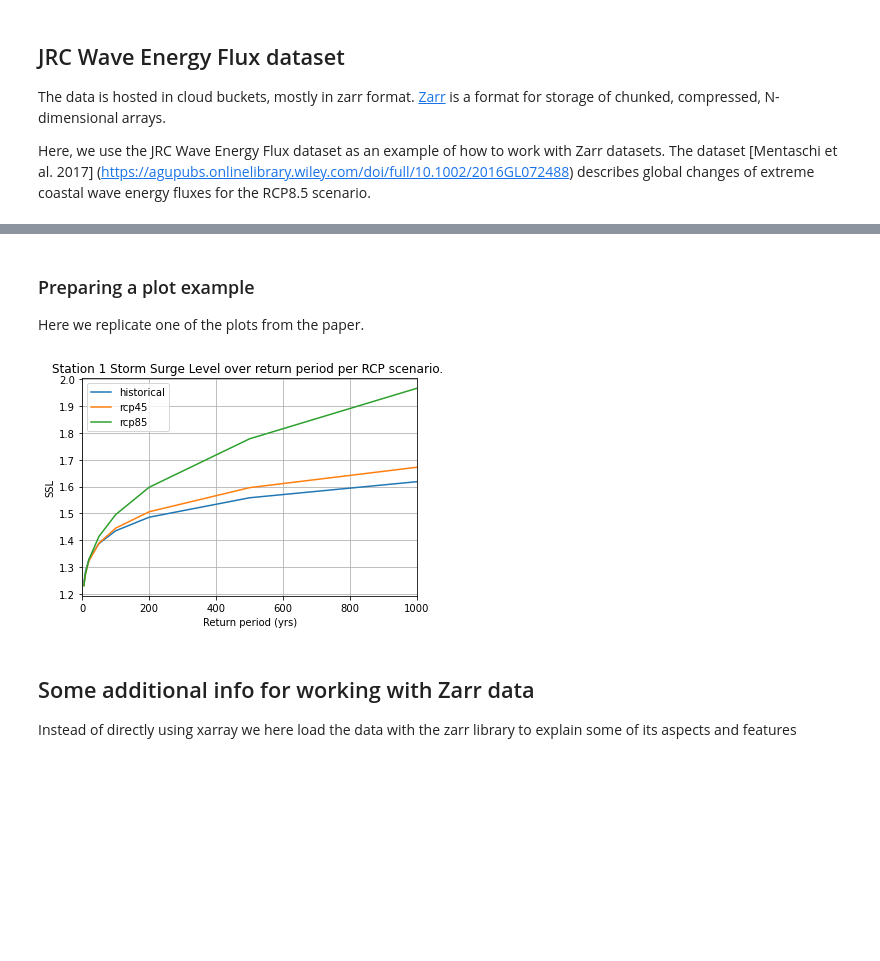
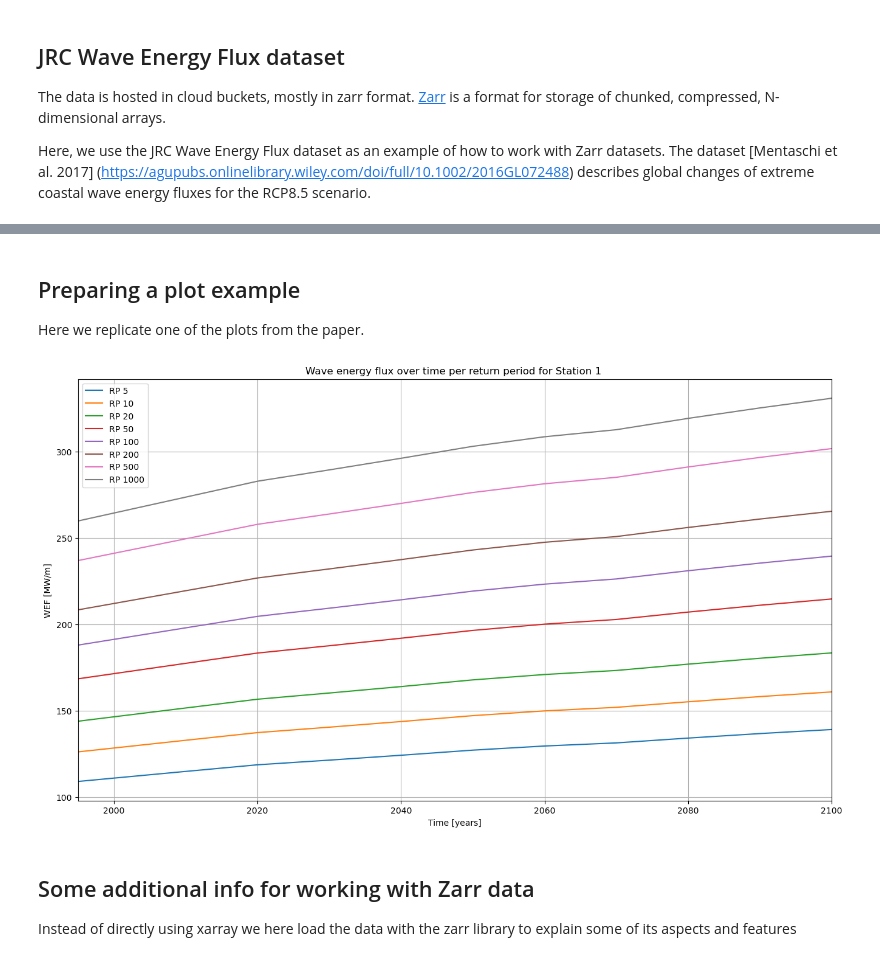
Before and after one commit to openearth/coclico-workbench, a Jupyter notebook: notebooks/wave_energy_flux.ipynb, the cells around one changed output, grey strips where cells are left out. Cells and saved outputs as stored; diff of their text form; code cells hidden in the pictures; blank space fills up the shorter version.

Commit message:
Revise workbench examples

```diff
--- a/notebooks/wave_energy_flux.ipynb
+++ b/notebooks/wave_energy_flux.ipynb
@@ -53,5 +56,6 @@ import matplotlib.pyplot as plt
 # %%
 # Printing the dataset object shows the storm surge level consists of three dimensions.
 # Every storm surge level is associated with a certain station, scenario and revisting period.
+ds = xr.open_zarr("gs://dgds-data-public/coclico/global_wave_energy_flux.zarr")
 ds
 # %% [output]
@@ -132,40 +126,37 @@ version :
 # %% [markdown]
-### Preparing a plot example
+## Preparing a plot example
 
 Here we replicate one of the plots from the paper.
 # %%
-# return period (x-axis) will be same for all scenario's
-return_period = ds["RP"].values
+# time (x-axis) will be same for all scenario's
+time = ds["time"].values
 # %%
 # function to extract ssl values at certain station for certain scenario
-f_ssl_values = (
-    lambda station, scenario: ds.isel(stations=station)
-    .sel(scenario=scenario)["ssl"]
+f_wef_values = (
+    lambda station, rp: ds.isel(stations=station)
+    .sel(rp=rp)["wef"]
     .values
 )
 # %%
-# Here the function defined in the previous cell is used to extract storm surge
-# levels for station x. Matplotlib is used to generate a figure and axes object.
+# Here the function defined in the previous cell is used to extract wave energy
+# fluxes for station x. Matplotlib is used to generate a figure and axes object.
 # The matplotlib axes object (ax) contains a method to add data to the axis. This
-# method is used to add the data for all three different scenarios, hence, the
-# f_ssl_values function is used three times.
+# method is used to add the data for all eight different return periods, hence,
+# the f_wef_values function is used eight times in the loop
 
 station = 1 # select station
 
-fig, ax = plt.subplots()
-ax.plot(
-    return_period, f_ssl_values(station=station, scenario="historical"), label="historical"
-)
-ax.plot(return_period, f_ssl_values(station=station, scenario="rcp45"), label="rcp45")
-ax.plot(return_period, f_ssl_values(station=station, scenario="rcp85"), label="rcp85")
-ax.set_xlabel("Return period (yrs)")
-ax.set_ylabel("SSL")
-ax.set_title("Station %s Storm Surge Level over return period per RCP scenario. "%station)
+fig, ax = plt.subplots(figsize=(16,9))
+for i in ds["rp"]:
+    ax.plot(time, f_wef_values(station=station, rp=i)/1000, label="RP %s"%int(i.values))
+ax.set_xlabel("Time [years]")
+ax.set_ylabel("WEF [MW/m]")
+ax.set_title("Wave energy flux over time per return period for Station %s "%station)
 plt.grid()
-plt.xlim(0, return_period[-1])
+plt.xlim(time[0], time[-1])
 plt.legend();
 # %% [output]
-[figure, old version]
+[figure, new version]
 # %% [markdown]
 ## Some additional info for working with Zarr data
 
```
Also changed, not shown: parts of 14 cells of this notebook, 1 other file.
